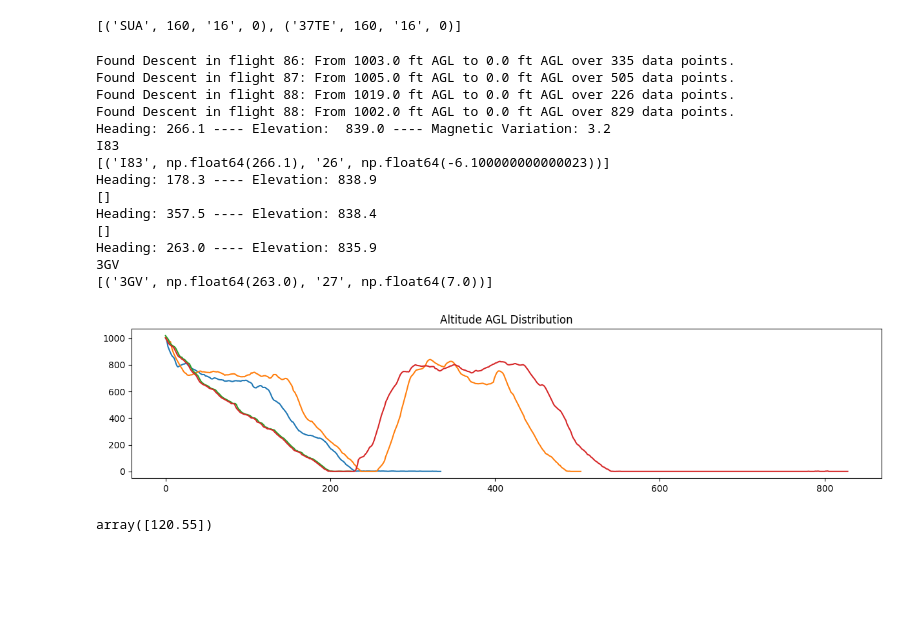
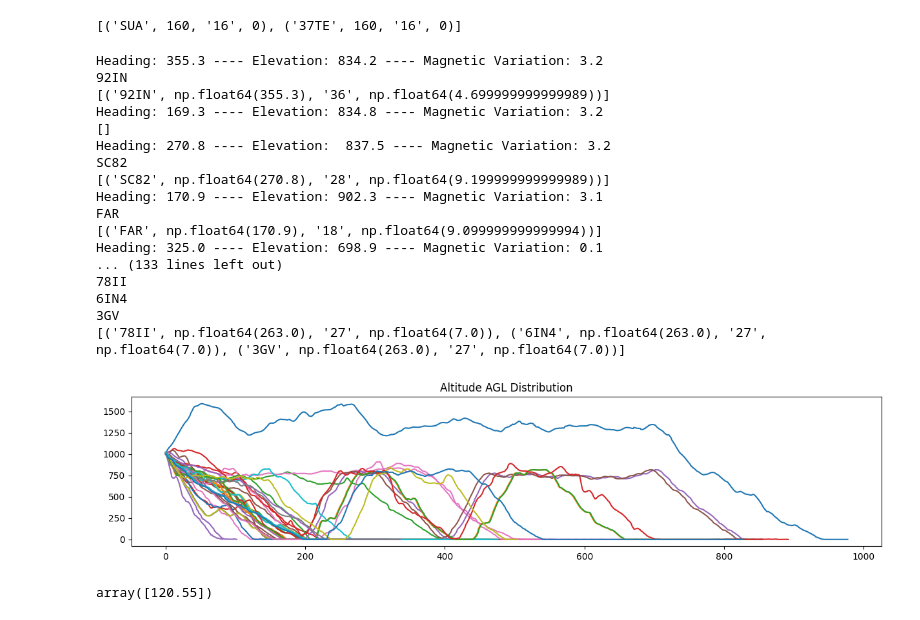
Before and after one commit to drussellmrichie/AviationThesis, a Jupyter notebook: Project_Data_Analysis/Empirical_Data_Analysis/empirical_analysis.ipynb, the cells around one changed output. Drawn from its saved outputs; the diff is of its cells as text; code cells hidden in the pictures; blank space fills up the shorter version.

```diff
--- a/Project_Data_Analysis/Empirical_Data_Analysis/empirical_analysis.ipynb
+++ b/Project_Data_Analysis/Empirical_Data_Analysis/empirical_analysis.ipynb
@@ -147,8 +153,7 @@ fieldElevation = []
 magneticVariation = []
 crossWindComponent = []
 
-
-for x in range (86,89):
+for x in range (50,89):
     currdf = dfArray[x]
     # x1 = 0
     # x2 = 50
@@ -165,7 +170,7 @@ for x in range (86,89):
             if delta >= altitudeDeltaThreshold and currdf['AltAGL'][x2] <= 0 and currdf['AltAGL'][x1] > 0.0:
                 # print(f"Found Descent in flight {x}: From {currdf['AltAGL'][x1]} ft AGL to {currdf['AltAGL'][x2]} ft AGL over {x2-x1} data points.")
                 if(currdf['AltAGL'][x1] <= 1020 and currdf['AltAGL'][x1] >=1000):
-                    print(f"Found Descent in flight {x}: From {currdf['AltAGL'][x1]} ft AGL to {currdf['AltAGL'][x2]} ft AGL over {x2-x1} data points.")
+                    # print(f"Found Descent in flight {x}: From {currdf['AltAGL'][x1]} ft AGL to {currdf['AltAGL'][x2]} ft AGL over {x2-x1} data points.")
                     newDataFrame = pd.DataFrame(currdf[:][x1:x2]).reset_index()
                     descentArray.append(newDataFrame)
                     headingAtLanding.append(currdf[' HDG'][x2]) #Heading at Landing
@@ -187,55 +192,56 @@ axes = descentArray[0]['AltAGL'].plot(kind='line', title='Altitude AGL Distribut
 # descentArray[0][' Roll'].plot(ax=axes, kind='line',secondary_y=True)
 # descentArray[0][' Pitch'].plot(ax=axes, kind='line',secondary_y=True)
 headingTolerance = 10
-elevationTolerance = 1
+elevationTolerance = 2
 magneticVariationTolerance = 1
-minimumRunwayLength = 2500
-print("Heading:",headingAtLanding[0],"----", "Elevation:",fieldElevation[0],"----", "Magnetic Variation:",magneticVariation[0] )
+minimumRunwayLength = 0
+print("Heading:",headingAtLanding[0],"----", "Elevation:",fieldElevation[0],"----", "Magnetic Variation:",magneticVariation[0])
 print(findRunway(headingAtLanding[0],fieldElevation[0],magneticVariation[0],headingTolerance,elevationTolerance,magneticVariationTolerance,minimumRunwayLength))
-
-
 
 # descentArray[0][' GndSpd'].plot(ax=axes, kind='line', title='Altitude AGL Distribution',figsize=(15,3),secondary_y=True)
 # axes = descentArray[0][' COM1'].plot( kind='hist', secondary_y=True)
 
 descentFreqList = []
 for x in range(1,descentArray.__len__()):
     descentArray[x]['AltAGL'].plot(ax=axes, kind='line')
     # descentArray[x][' HDG'].plot(ax=axes, kind='line',secondary_y=True)
-    print("Heading:",headingAtLanding[x],"----", "Elevation:",fieldElevation[x])
+    print("Heading:",headingAtLanding[x],"----", "Elevation:",fieldElevation[x],"----", "Magnetic Variation:",magneticVariation[x])
     print(findRunway(headingAtLanding[x],fieldElevation[x],magneticVariation[x],headingTolerance,elevationTolerance,magneticVariationTolerance,minimumRunwayLength))
 
     # descentArray[x][' GndSpd'].plot(ax=axes, kind='line',secondary_y=True)
     # descentArray[x][' GndSpd'].plot(ax=axes, kind='line',secondary_y=True)
     # descentArray[x][' COM1'].plot( kind='hist',  secondary_y=True)
     # descentFreq = descentArray[0][' COM1'].unique()
     # print(descentFreq)
     # descentFreqList.append(descentFreq)
 
 # descentFreqSer = pd.Series(descentFreqList)
 
 # print(descentFreqSer.value_counts())
 # descentFreqSer.hist()
 
 # axes.set_ylim(0,1000)
 # axes.autoscale(enable=True, axis='x', tight=True)
 plt.show()
 # %% [output]
-Found Descent in flight 86: From 1003.0 ft AGL to 0.0 ft AGL over 335 data points.
-Found Descent in flight 87: From 1005.0 ft AGL to 0.0 ft AGL over 505 data points.
-Found Descent in flight 88: From 1019.0 ft AGL to 0.0 ft AGL over 226 data points.
-Found Descent in flight 88: From 1002.0 ft AGL to 0.0 ft AGL over 829 data points.
-Heading: 266.1 ---- Elevation:  839.0 ---- Magnetic Variation: 3.2
-I83
-[('I83', np.float64(266.1), '26', np.float64(-6.100000000000023))]
-Heading: 178.3 ---- Elevation: 838.9
+Heading: 355.3 ---- Elevation: 834.2 ---- Magnetic Variation: 3.2
+92IN
+[('92IN', np.float64(355.3), '36', np.float64(4.699999999999989))]
+Heading: 169.3 ---- Elevation: 834.8 ---- Magnetic Variation: 3.2
 []
-Heading: 357.5 ---- Elevation: 838.4
-[]
-Heading: 263.0 ---- Elevation: 835.9
+Heading: 270.8 ---- Elevation:  837.5 ---- Magnetic Variation: 3.2
+SC82
+[('SC82', np.float64(270.8), '28', np.float64(9.199999999999989))]
+Heading: 170.9 ---- Elevation: 902.3 ---- Magnetic Variation: 3.1
+FAR
+[('FAR', np.float64(170.9), '18', np.float64(9.099999999999994))]
+Heading: 325.0 ---- Elevation: 698.9 ---- Magnetic Variation: 0.1
+... (133 lines left out)
+78II
+6IN4
 3GV
-[('3GV', np.float64(263.0), '27', np.float64(7.0))]
+[('78II', np.float64(263.0), '27', np.float64(7.0)), ('6IN4', np.float64(263.0), '27', np.float64(7.0)), ('3GV', np.float64(263.0), '27', np.float64(7.0))]
-[figure, old version]
+[figure, new version]
 # %%
 descentFreq = descentArray[0][' COM1'].unique()
 # %% [output]
```
Also changed, not shown: parts of 2 cells of this notebook.
